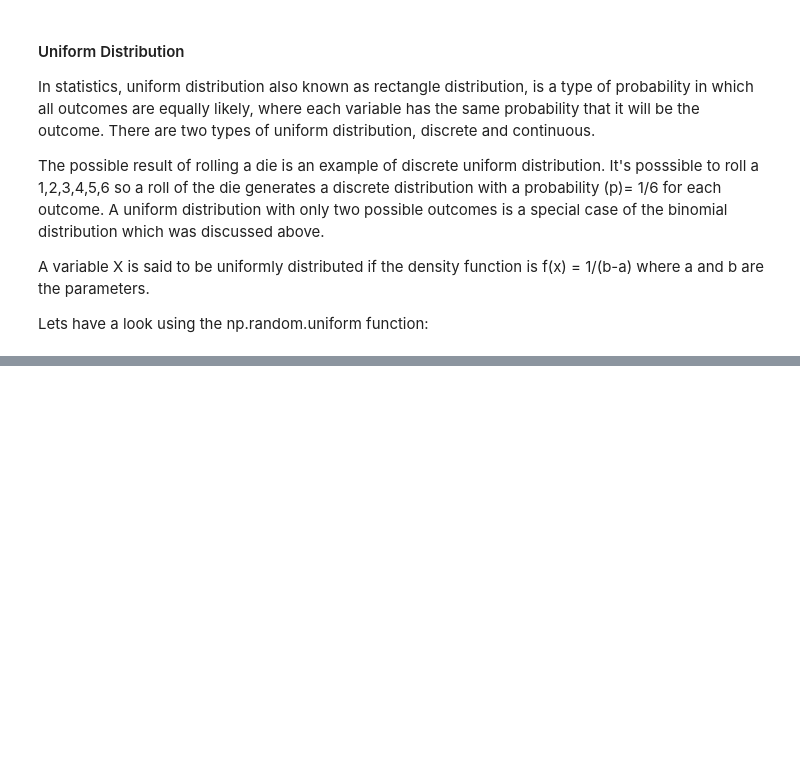
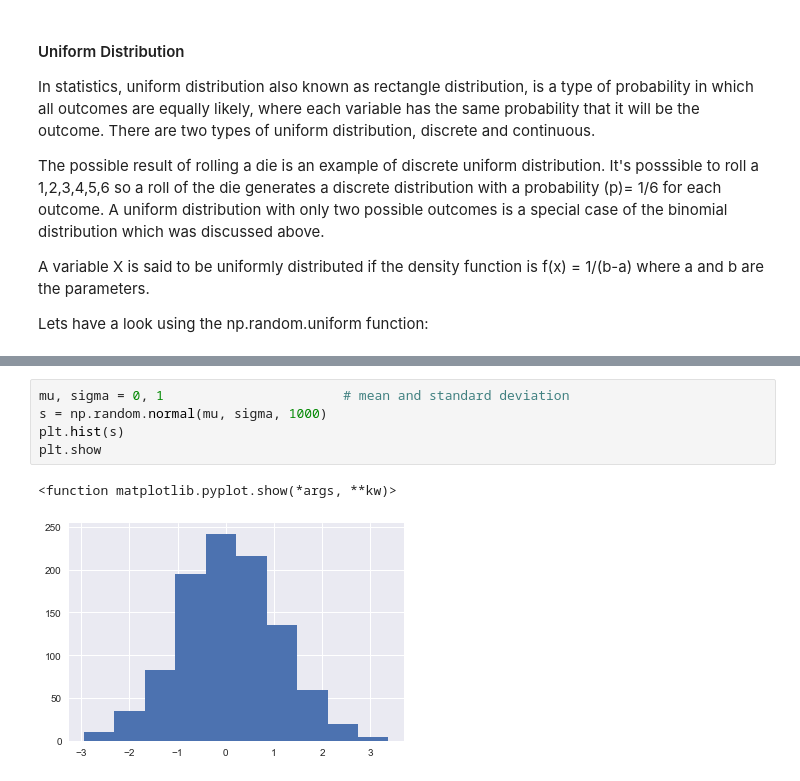
Before and after one commit to TommyVaughan/numpy-random, a Jupyter notebook: numpy-random.ipynb, the cells around one changed output, grey strips where cells are left out. Cells and saved outputs as stored; diff of their text form; blank space fills up the shorter version.

```diff
--- a/numpy-random.ipynb
+++ b/numpy-random.ipynb
@@ -212,0 +241,8 @@ ax.set(xlabel='Uniform ', ylabel='Frequency')
+# %%
+mu, sigma = 0, 1                       # mean and standard deviation
+s = np.random.normal(mu, sigma, 1000)
+plt.hist(s)
+plt.show
+# %% [output]
+<function matplotlib.pyplot.show(*args, **kw)>
+[figure, added]
```
Also changed, not shown: parts of 23 cells of this notebook.
